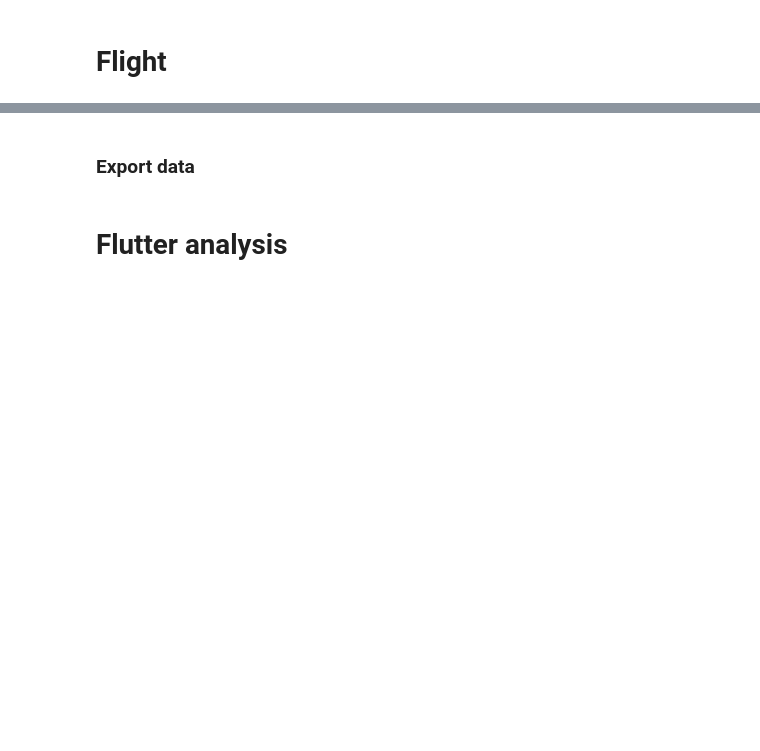
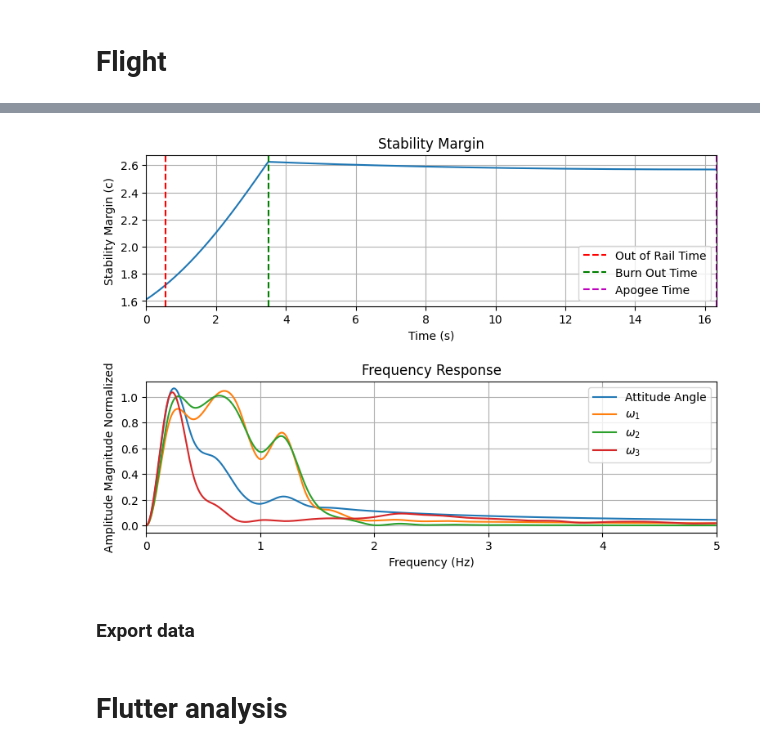
Before and after one commit to mesgus/Team-ITA-First-Steps---Mission-RDS1-Mk.2---31---Computational-analysis, a Jupyter notebook: RocketPY_1km.ipynb, the cells around one changed output, grey strips where cells are left out. Drawn from its saved outputs; the diff is of its cells as text; code cells hidden in the pictures; blank space fills up the shorter version.

```diff
--- a/RocketPY_1km.ipynb
+++ b/RocketPY_1km.ipynb
@@ -211,3 +217,7 @@ Aerodynamic Forces Plots
+# %%
+test_flight.plots.stability_and_control_data()
+# %% [output]
+[figure, added]
 # %% [markdown]
 ### Export data
 # %%
```
Also changed, not shown: parts of 5 cells of this notebook.
